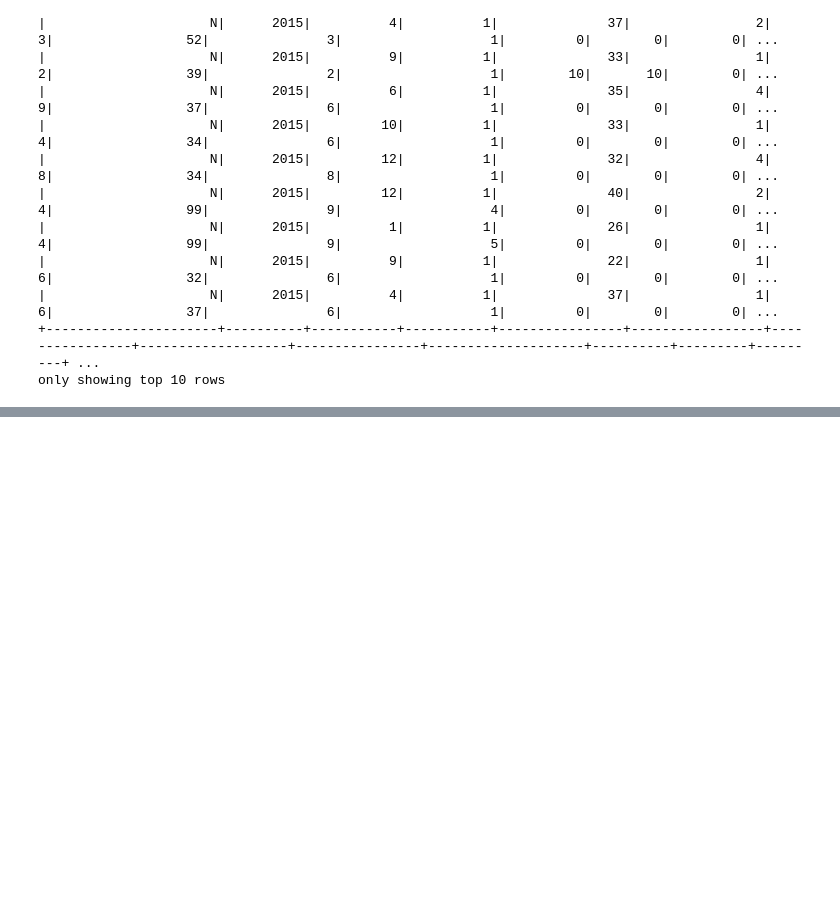
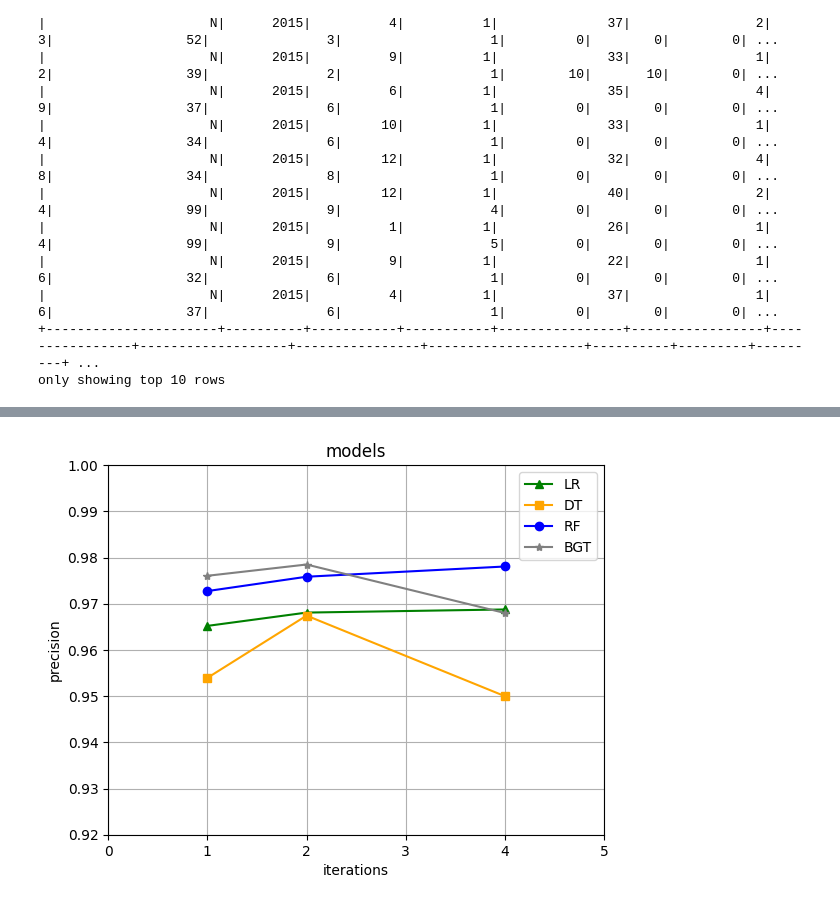
Before and after one commit to 00helloworld/BR_ENCODE_, a Jupyter notebook: dev4.ipynb, the cells around one changed output, grey strips where cells are left out. Drawn from its saved outputs; the diff is of its cells as text; code cells hidden in the pictures; blank space fills up the shorter version.

```diff
--- a/dev4.ipynb
+++ b/dev4.ipynb
@@ -141,0 +275,44 @@ print(evaluator.evaluate(test_model, {evaluator.metricName:'areaUnderPR'}))
+# %%
+import matplotlib.pyplot as plt
+
+def draw_three_linegraph(x,y1,y2,y3,y4,x_begin,x_end,y_begin,y_end):
+    # 创建折线图
+    plt.plot(x, y1, label='LR', color='green', marker='^')
+    plt.plot(x, y2, label='DT', color='orange', marker='s')
+    plt.plot(x, y3, label='RF', color='blue', marker='o')
+    plt.plot(x, y4, label='BGT', color='grey', marker='*')
+
+    # 设置图表标题和轴标签
+    plt.title('models')
+    plt.xlabel('iterations')
+    plt.ylabel('precision')
+
+    # 设置图例
+    plt.legend()
+
+    # 设置坐标轴范围
+    plt.xlim(x_begin, x_end)
+    plt.ylim(y_begin, y_end)
+
+    # 显示网格线
+    plt.grid(True)
+
+    # 保存图表为图像文件（例如PNG）
+    # plt.savefig('house_prices_plot.png')
+    # 显示图表
+    plt.show()
+
+
+# 数据
+x = [1, 2, 4]
+lr = [0.965200467083704, 0.9680814886060151, 0.9687579128424078]
+dt = [0.9539436002136693, 0.9674284225382271, 0.9499843297781263]
+rf = [0.9727364695346413, 0.9758431391537389, 0.9780573408405818]
+gbt = [0.9760455065367686, 0.9784867837025621, 0.9679887751551758]
+
+# 设置x和y的坐标轴范围
+x_begin, x_end = 0, 5
+y_begin, y_end = 0.92, 1
+draw_three_linegraph(x,lr,dt,rf,gbt,x_begin,x_end,y_begin,y_end)
+# %% [output]
+[figure, added]
```
Also changed, not shown: parts of 23 cells of this notebook, 2 other files.
